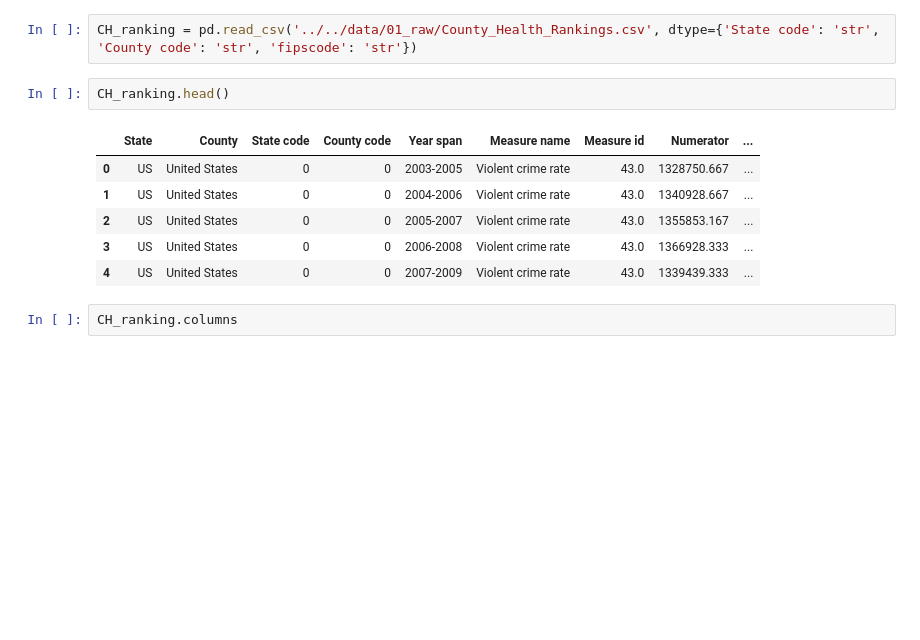
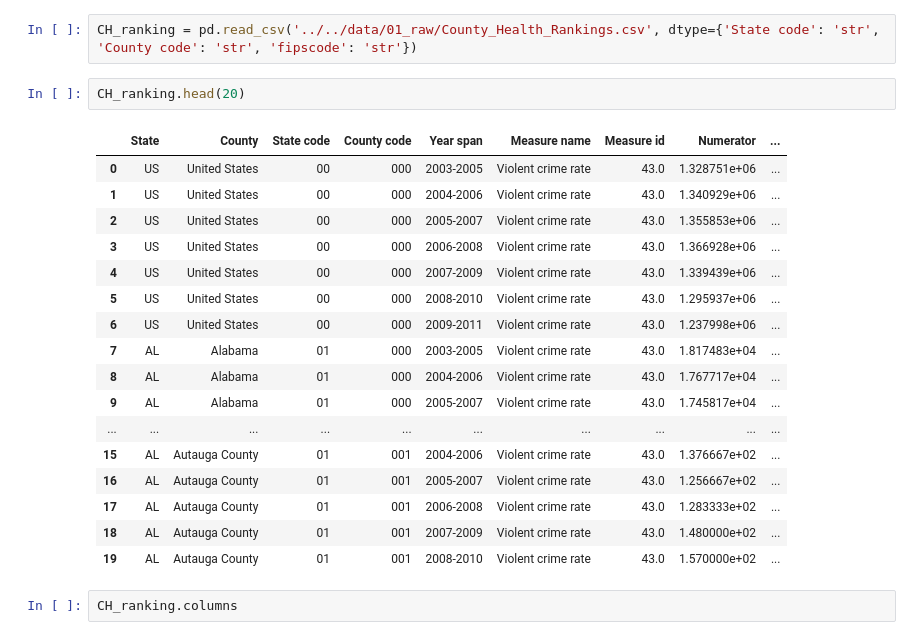
Before and after one commit to nateej1/AmericanDream_Geo, a Jupyter notebook: notebooks/01_exploration/20190904-ndj-County_Health_Data.ipynb, the cells around one changed output. Drawn from its saved outputs; the diff is of its cells as text; blank space fills up the shorter version.

```diff
--- a/notebooks/01_exploration/20190904-ndj-County_Health_Data.ipynb
+++ b/notebooks/01_exploration/20190904-ndj-County_Health_Data.ipynb
@@ -52,14 +52,25 @@ cf.set_config_file(theme='white')
 # %%
 CH_ranking = pd.read_csv('../../data/01_raw/County_Health_Rankings.csv', dtype={'State code': 'str', 'County code': 'str', 'fipscode': 'str'})
 # %%
-CH_ranking.head()
+CH_ranking.head(20)
 # %% [output]
 |  | State | County | State code | County code | Year span | Measure name | Measure id | Numerator | ... |
-| 0 | US | United States | 0 | 0 | 2003-2005 | Violent crime rate | 43.0 | 1328750.667 | ... |
-| 1 | US | United States | 0 | 0 | 2004-2006 | Violent crime rate | 43.0 | 1340928.667 | ... |
-| 2 | US | United States | 0 | 0 | 2005-2007 | Violent crime rate | 43.0 | 1355853.167 | ... |
-| 3 | US | United States | 0 | 0 | 2006-2008 | Violent crime rate | 43.0 | 1366928.333 | ... |
-| 4 | US | United States | 0 | 0 | 2007-2009 | Violent crime rate | 43.0 | 1339439.333 | ... |
+| 0 | US | United States | 00 | 000 | 2003-2005 | Violent crime rate | 43.0 | 1.328751e+06 | ... |
+| 1 | US | United States | 00 | 000 | 2004-2006 | Violent crime rate | 43.0 | 1.340929e+06 | ... |
+| 2 | US | United States | 00 | 000 | 2005-2007 | Violent crime rate | 43.0 | 1.355853e+06 | ... |
+| 3 | US | United States | 00 | 000 | 2006-2008 | Violent crime rate | 43.0 | 1.366928e+06 | ... |
+| 4 | US | United States | 00 | 000 | 2007-2009 | Violent crime rate | 43.0 | 1.339439e+06 | ... |
+| 5 | US | United States | 00 | 000 | 2008-2010 | Violent crime rate | 43.0 | 1.295937e+06 | ... |
+| 6 | US | United States | 00 | 000 | 2009-2011 | Violent crime rate | 43.0 | 1.237998e+06 | ... |
+| 7 | AL | Alabama | 01 | 000 | 2003-2005 | Violent crime rate | 43.0 | 1.817483e+04 | ... |
+| 8 | AL | Alabama | 01 | 000 | 2004-2006 | Violent crime rate | 43.0 | 1.767717e+04 | ... |
+| 9 | AL | Alabama | 01 | 000 | 2005-2007 | Violent crime rate | 43.0 | 1.745817e+04 | ... |
+| ... | ... | ... | ... | ... | ... | ... | ... | ... | ... |
+| 15 | AL | Autauga County | 01 | 001 | 2004-2006 | Violent crime rate | 43.0 | 1.376667e+02 | ... |
+| 16 | AL | Autauga County | 01 | 001 | 2005-2007 | Violent crime rate | 43.0 | 1.256667e+02 | ... |
+| 17 | AL | Autauga County | 01 | 001 | 2006-2008 | Violent crime rate | 43.0 | 1.283333e+02 | ... |
+| 18 | AL | Autauga County | 01 | 001 | 2007-2009 | Violent crime rate | 43.0 | 1.480000e+02 | ... |
+| 19 | AL | Autauga County | 01 | 001 | 2008-2010 | Violent crime rate | 43.0 | 1.570000e+02 | ... |
 # %%
 CH_ranking.columns
 # %% [output]
```
Also changed, not shown: parts of 9 cells of this notebook, 6 other files.
